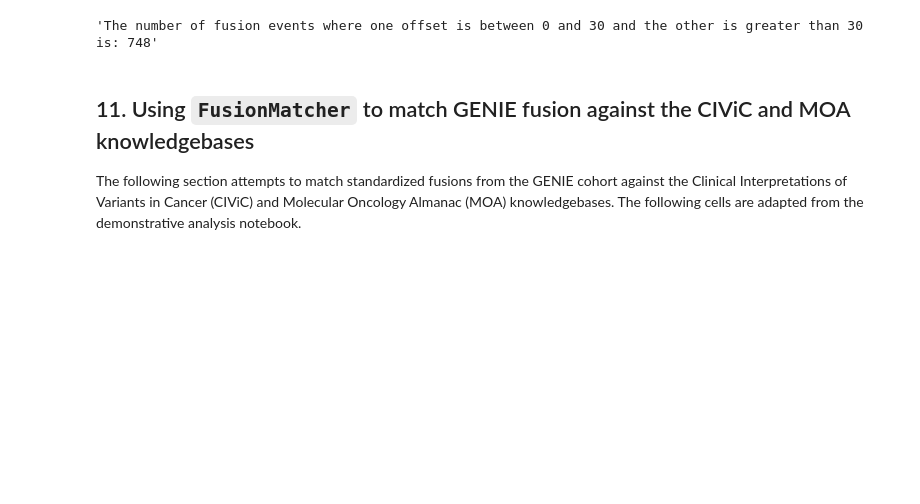
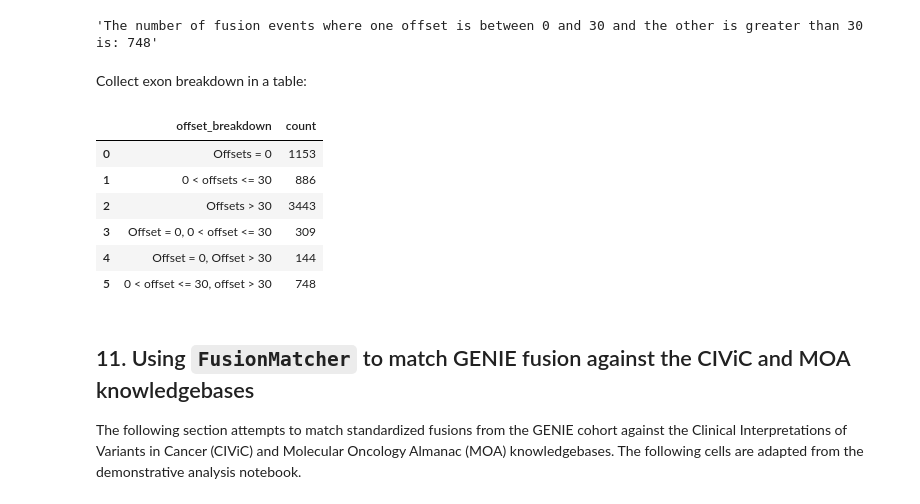
Before and after one commit to cancervariants/fusor, a Jupyter notebook: notebooks/demonstrative_analysis/genie_analysis.ipynb, the cells around one changed output. Drawn from its saved outputs; the diff is of its cells as text; code cells hidden in the pictures; blank space fills up the shorter version.

Commit message:
Add archer standardization and binning table

```diff
--- a/notebooks/demonstrative_analysis/genie_analysis.ipynb
+++ b/notebooks/demonstrative_analysis/genie_analysis.ipynb
@@ -543,6 +629,25 @@ proximal_rearrangement_offsets = [
 f"The number of fusion events where one offset is between 0 and 30 and the other is greater than 30 is: {len(proximal_rearrangement_offsets)}"
 # %% [output]
 'The number of fusion events where one offset is between 0 and 30 and the other is greater than 30 is: 748'
+# %% [markdown]
+Collect exon breakdown in a table:
+# %%
+columns = ["offset_breakdown", "count"]
+offset_df = pd.DataFrame(columns=columns)
+offset_df["offset_breakdown"] = ["Offsets = 0", "0 < offsets <= 30",
+                                "Offsets > 30",  "Offset = 0, 0 < offset <= 30",
+                                "Offset = 0, Offset > 30", "0 < offset <= 30, offset > 30"]
+offset_df["count"] = [len(zero_offsets), len(proximal_offsets), len(rearrangement_offsets),
+                      len(zero_30_offsets), len(zero_30_plus_offsets), len(proximal_rearrangement_offsets)]
+offset_df
+# %% [output]
+|  | offset_breakdown | count |
+| 0 | Offsets = 0 | 1153 |
+| 1 | 0 < offsets <= 30 | 886 |
+| 2 | Offsets > 30 | 3443 |
+| 3 | Offset = 0, 0 < offset <= 30 | 309 |
+| 4 | Offset = 0, Offset > 30 | 144 |
+| 5 | 0 < offset <= 30, offset > 30 | 748 |
 # %% [markdown]
 ## 11. Using `FusionMatcher` to match GENIE fusion against the CIViC and MOA knowledgebases
 The following section attempts to match standardized fusions from the GENIE cohort against the Clinical Interpretations of Variants in Cancer (CIViC) and Molecular Oncology Almanac (MOA) knowledgebases. The following cells are adapted from the demonstrative analysis notebook.
```
Also changed, not shown: parts of 20 cells of this notebook.
